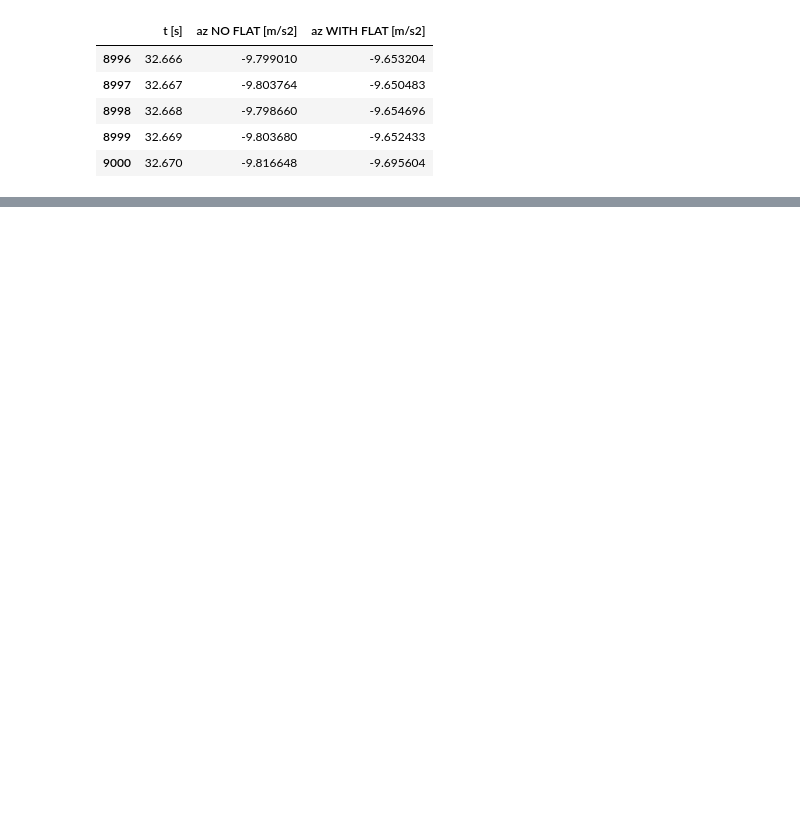
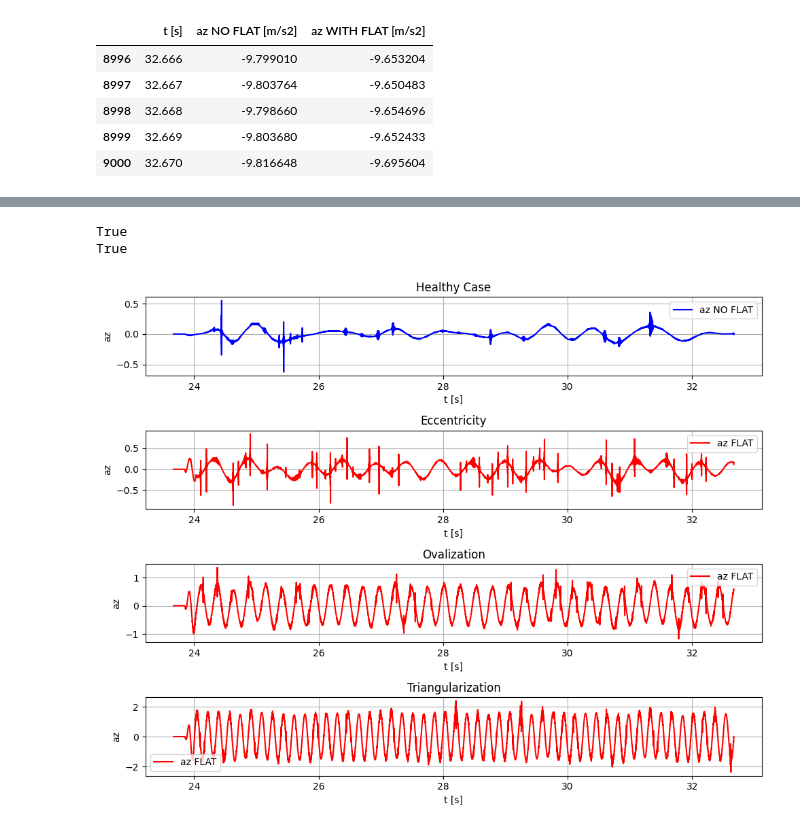
Before and after one commit to androdl96/FlatWheels, a Jupyter notebook: other_shapes.ipynb, the cells around one changed output, grey strips where cells are left out. Saved outputs shown, nothing was run; the diff lists cells and outputs as text; code cells hidden in the pictures; blank space fills up the shorter version.

```diff
--- a/other_shapes.ipynb
+++ b/other_shapes.ipynb
@@ -19,0 +82,46 @@ Sx[0].tail()
+# %%
+print(np.array_equal(Sx_no_defect[0], Sx_no_defect[1])) # Check if the arrays are equal
+print(np.array_equal(Sx_no_defect[0], Sx_no_defect[2]))
+# %% [output]
+True
+True
+# %%
+# Crear los subplots
+fig, axs = plt.subplots(4, 1, figsize=(10, 8))
+
+axs[0].plot(t[0], Sx_no_defect[0], label='az NO FLAT', color='b')
+axs[0].set_title('Healthy Case')
+axs[0].set_xlabel('t [s]')
+axs[0].set_ylabel('az')
+axs[0].grid(True)
+axs[0].legend()
+
+# Segundo subplot: az_no_flat_array
+axs[1].plot(t[0],Sx_defect[0], label='az FLAT', color='r')
+axs[1].set_title('Eccentricity')
+axs[1].set_xlabel('t [s]')
+axs[1].set_ylabel('az')
+axs[1].grid(True)
+axs[1].legend()
+
+axs[2].plot(t[1],Sx_defect[1], label='az FLAT', color='r')
+axs[2].set_title('Ovalization')
+axs[2].set_xlabel('t [s]')
+axs[2].set_ylabel('az')
+axs[2].grid(True)
+axs[2].legend()
+
+axs[3].plot(t[2],Sx_defect[2], label='az FLAT', color='r')
+axs[3].set_title('Triangularization')
+axs[3].set_xlabel('t [s]')
+axs[3].set_ylabel('az')
+axs[3].grid(True)
+axs[3].legend()
+
+# Ajustar el layout
+plt.tight_layout()
+
+# Mostrar los gráficos
+plt.show()
+# %% [output]
+[figure, added]
```
Also changed, not shown: parts of 10 cells of this notebook, 1 other file.
